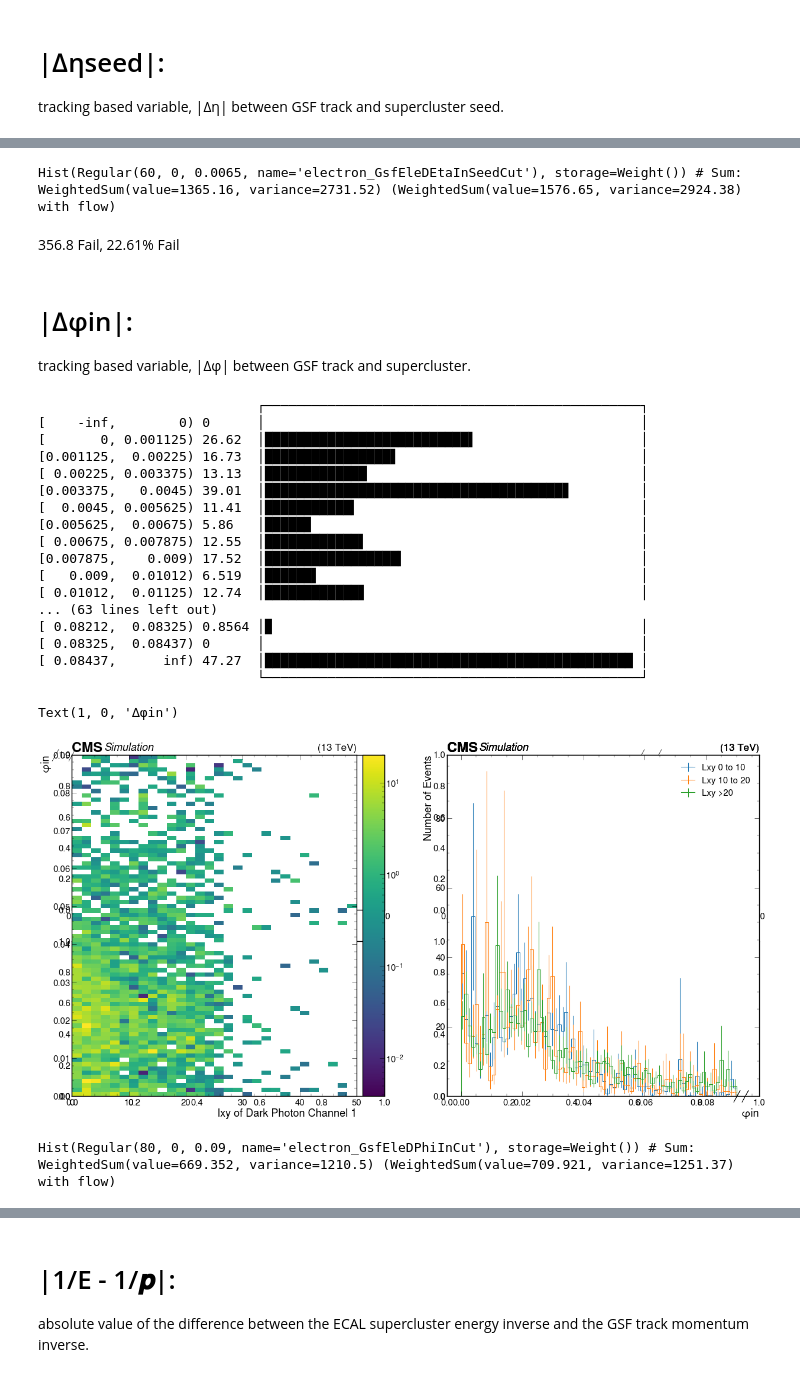
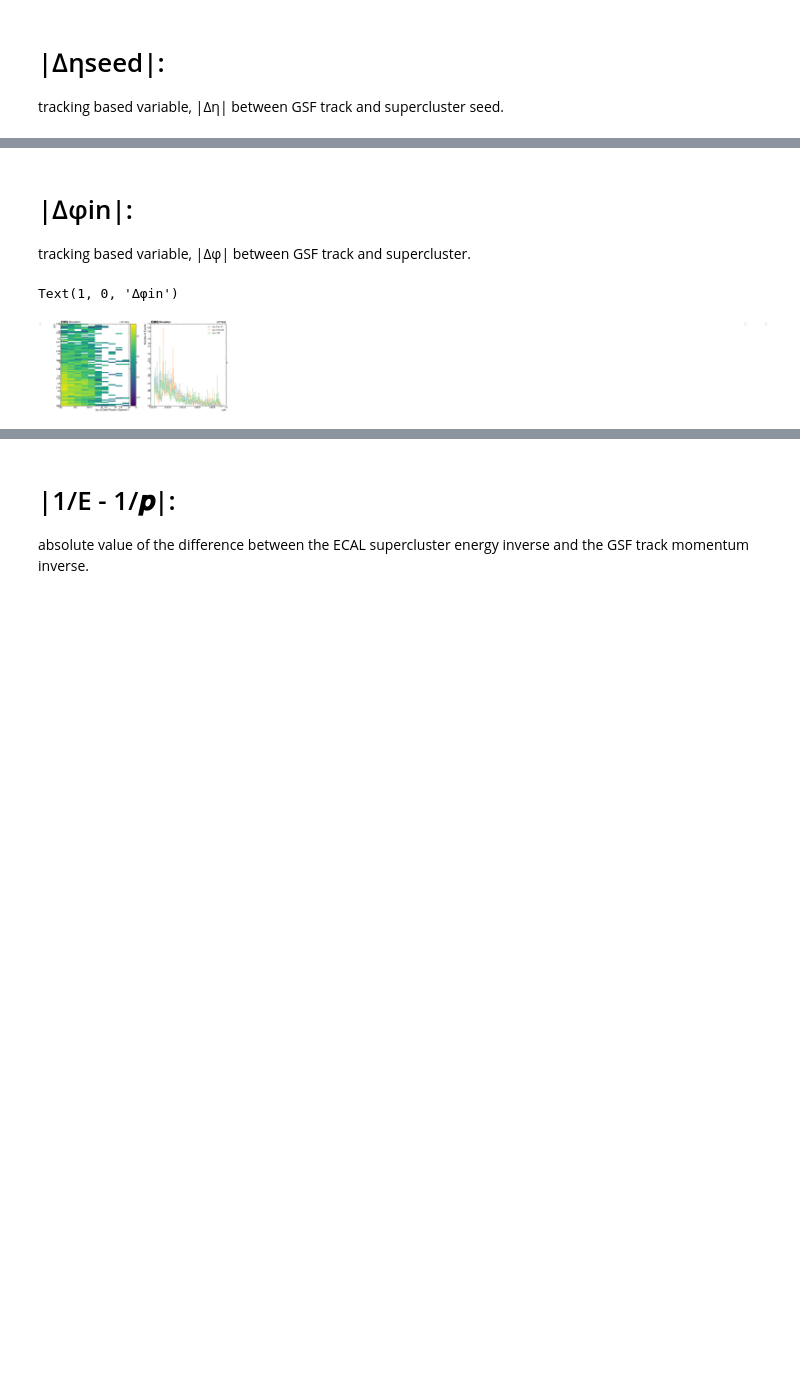
Before and after one commit to m251890/SIDM, a Jupyter notebook: sidm/studies/GSF_electrons_profiles.ipynb, the cells around one changed output, grey strips where cells are left out. Saved outputs shown, nothing was run; the diff lists cells and outputs as text; code cells hidden in the pictures; blank space fills up the shorter version.

```diff
--- a/sidm/studies/GSF_electrons_profiles.ipynb
+++ b/sidm/studies/GSF_electrons_profiles.ipynb
@@ -101,10 +84,4 @@ Text(1, 0, 'Δηseed')
 [figure]
-# %%
-(hists["electron_GsfEleDEtaInSeedCut2d"][channels[1],slice(0, 3, sum),:])
-# %% [output]
-Hist(Regular(60, 0, 0.0065, name='electron_GsfEleDEtaInSeedCut'), storage=Weight()) # Sum: WeightedSum(value=1365.16, variance=2731.52) (WeightedSum(value=1576.65, variance=2924.38) with flow)
-# %% [markdown]
-356.8 Fail, 22.61% Fail
 # %% [markdown]
 # |∆φin|:
 
@@ -112,44 +89,23 @@ tracking based variable, |∆φ| between GSF track and supercluster.
 # %%
  for sample in samples:
     hists = out[sample]["hists"]
 plt.subplots(2, 2, figsize=(30,15))
 plt.subplot(1, 2, 1)
 for sample in samples:
     utilities.plot(hists["electron_GsfEleDPhiInCut2d"][channels[1], :, :], label = sample, norm=mpl.colors.LogNorm())
 plt.xlabel("lxy of Dark Photon Channel 1")
 plt.ylabel("∆φin")
 plt.xlim(0,50)
 plt.subplot(1, 2, 2)
 for sample in samples:
          hists = out[sample]["hists"]
-utilities.plot(hists["electron_GsfEleDPhiInCut2d"][channels[1],slice(0, 3, sum),:], label = "Lxy 0 to 10",density=True)
-utilities.plot(hists["electron_GsfEleDPhiInCut2d"][channels[1],slice(3,5, sum),:], label = "Lxy 10 to 20",density=True)
-utilities.plot(hists["electron_GsfEleDPhiInCut2d"][channels[1],slice(5,101, sum),:], label = "Lxy >20" ,density=True)
+utilities.plot(hists["electron_GsfEleDPhiInCut2d"][channels[1],slice(0, 2, sum),:], label = "Lxy 0 to 10",density=True)
+utilities.plot(hists["electron_GsfEleDPhiInCut2d"][channels[1],slice(2,4, sum),:], label = "Lxy 10 to 20",density=True)
+utilities.plot(hists["electron_GsfEleDPhiInCut2d"][channels[1],slice(4,101, sum),:], label = "Lxy >20" ,density=True)
 plt.legend()
-print(hists["electron_GsfEleDPhiInCut2d"][channels[1],slice(0, 3, sum),:75])
+#print(hists["electron_GsfEleDPhiInCut2d"][channels[1],slice(0, 3, sum),:75])
 plt.ylabel("Number of Events")
 plt.xlabel("∆φin")
 # %% [output]
-                            ┌────────────────────────────────────────────────┐
-[    -inf,        0) 0      │                                                │
-[       0, 0.001125) 26.62  │██████████████████████████▌                     │
-[0.001125,  0.00225) 16.73  │████████████████▋                               │
-[ 0.00225, 0.003375) 13.13  │█████████████                                   │
-[0.003375,   0.0045) 39.01  │██████████████████████████████████████▊         │
-[  0.0045, 0.005625) 11.41  │███████████▍                                    │
-[0.005625,  0.00675) 5.86   │█████▉                                          │
-[ 0.00675, 0.007875) 12.55  │████████████▌                                   │
-[0.007875,    0.009) 17.52  │█████████████████▍                              │
-[   0.009,  0.01012) 6.519  │██████▌                                         │
-[ 0.01012,  0.01125) 12.74  │████████████▋                                   │
-... (63 lines left out)
-[ 0.08212,  0.08325) 0.8564 │▉                                               │
-[ 0.08325,  0.08437) 0      │                                                │
-[ 0.08437,      inf) 47.27  │███████████████████████████████████████████████ │
-                            └────────────────────────────────────────────────┘
+Text(1, 0, '∆φin')
-Text(1, 0, '∆φin')
-[figure, old version]
+[figure, new version]
-# %%
-(hists["electron_GsfEleDPhiInCut2d"][channels[1],slice(0, 3, sum),:])
-# %% [output]
-Hist(Regular(80, 0, 0.09, name='electron_GsfEleDPhiInCut'), storage=Weight()) # Sum: WeightedSum(value=669.352, variance=1210.5) (WeightedSum(value=709.921, variance=1251.37) with flow)
```
Also changed, not shown: parts of 26 cells of this notebook, 2 other files.
